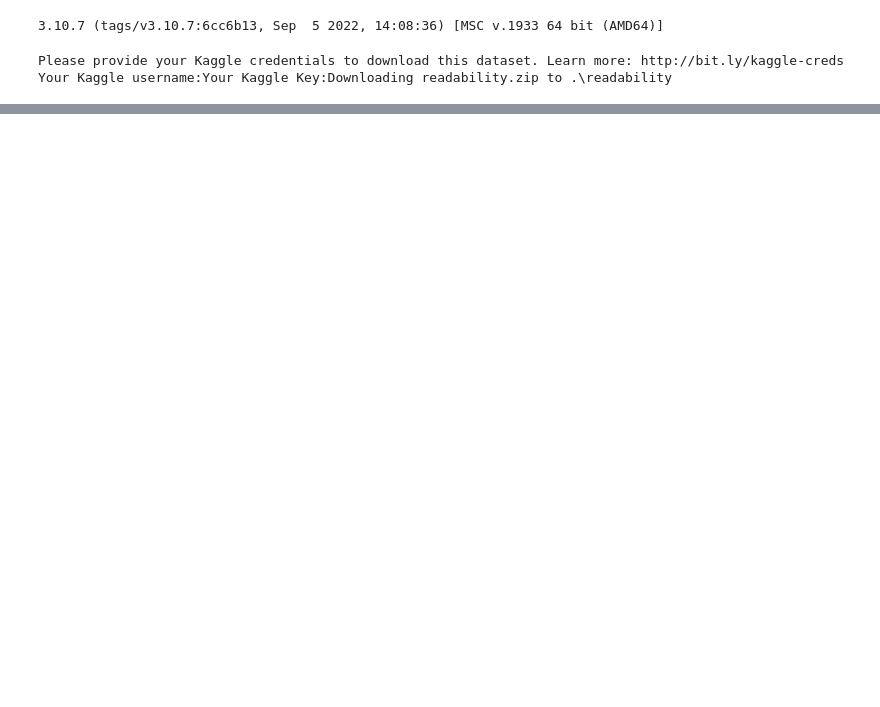
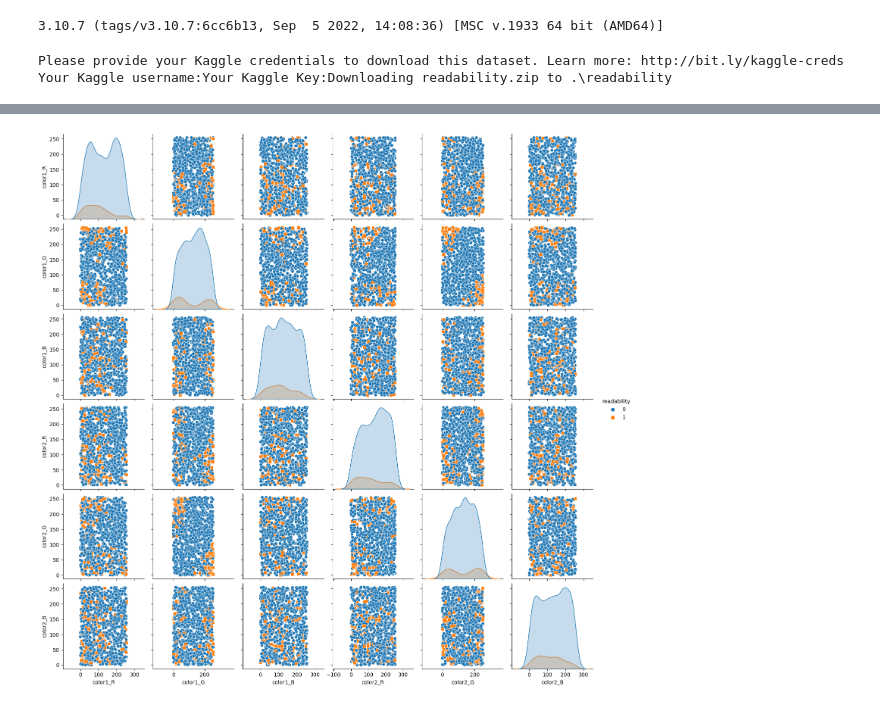
Before and after one commit to KarthikUdyawar/Color-detection, a Jupyter notebook: model/v2/model.ipynb, the cells around one changed output, grey strips where cells are left out. Saved outputs shown, nothing was run; the diff lists cells and outputs as text; code cells hidden in the pictures; blank space fills up the shorter version.

```diff
--- a/model/v2/model.ipynb
+++ b/model/v2/model.ipynb
@@ -14,0 +17,3 @@ Your Kaggle username:Your Kaggle Key:Downloading readability.zip to .\readabilit
+# %%
+df = pd.read_csv("./readability/dataset.csv", encoding="utf-16 le")
+df.head()
@@ -14,0 +52,15 @@ Your Kaggle username:Your Kaggle Key:Downloading readability.zip to .\readabilit
+# %%
+def hex2rgb(hex_string):
+    h = hex_string.lstrip('#')
+    return tuple(int(h[i:i+2], 16) for i in (0, 2, 4))
+# %%
+df["color1_R"] = df["color1"].apply(lambda x: hex2rgb(x)[0])
+df["color1_G"] = df["color1"].apply(lambda x: hex2rgb(x)[1])
+df["color1_B"] = df["color1"].apply(lambda x: hex2rgb(x)[2])
+df["color2_R"] = df["color2"].apply(lambda x: hex2rgb(x)[0])
+df["color2_G"] = df["color2"].apply(lambda x: hex2rgb(x)[1])
+df["color2_B"] = df["color2"].apply(lambda x: hex2rgb(x)[2])
+# %%
+df.drop(["color1", "color2"], axis=1, inplace=True)
+df = df.astype("int16")
+df = df.astype({"readability": "int8"})
@@ -14,0 +107,10 @@ Your Kaggle username:Your Kaggle Key:Downloading readability.zip to .\readabilit
+# %%
+g = sns.pairplot(
+    df,
+    hue="readability",
+    diag_kind="kde",
+    markers=["o", "s"],
+)
+plt.show()
+# %% [output]
+[figure, added]
```
Also changed, not shown: parts of 10 cells of this notebook.
